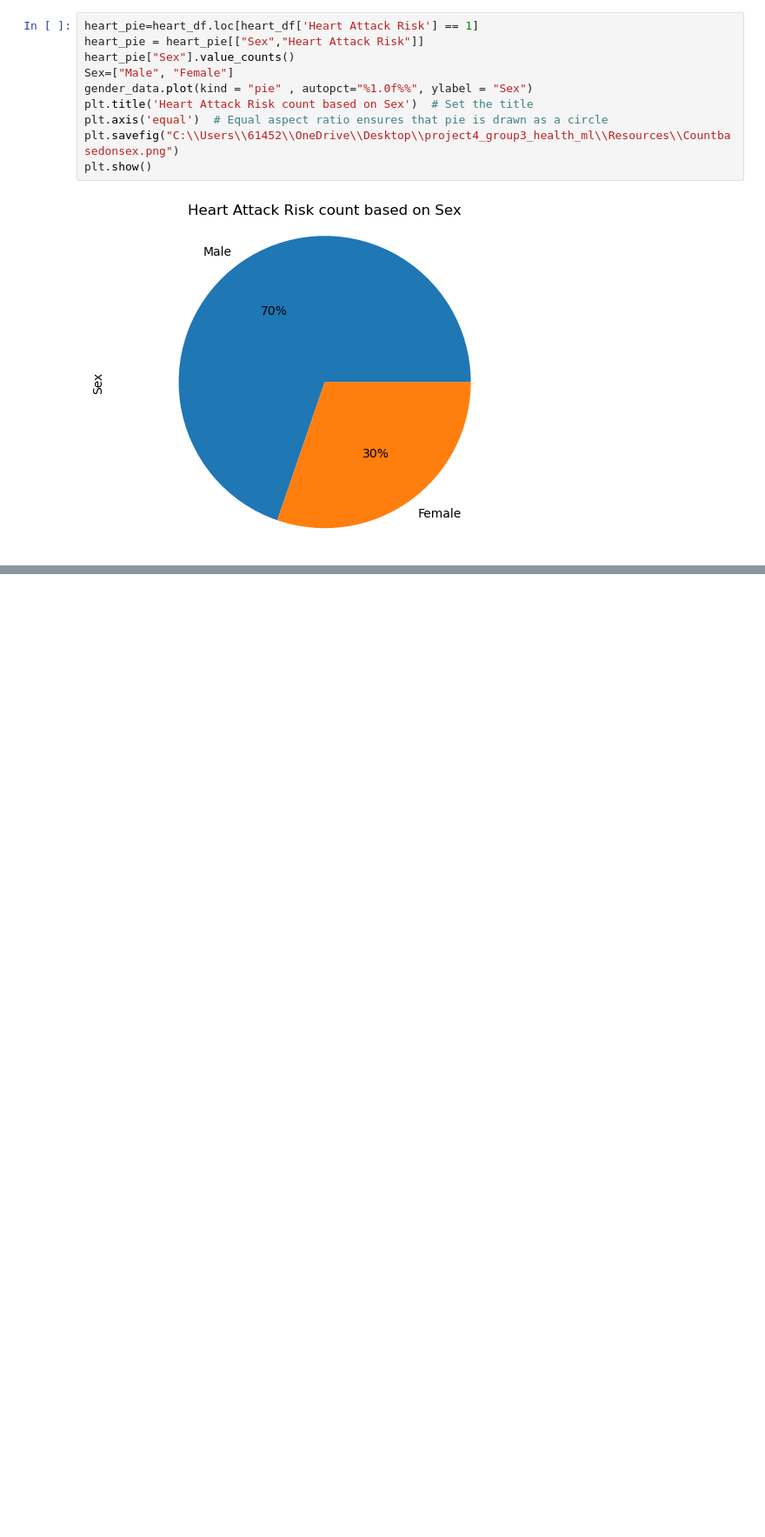
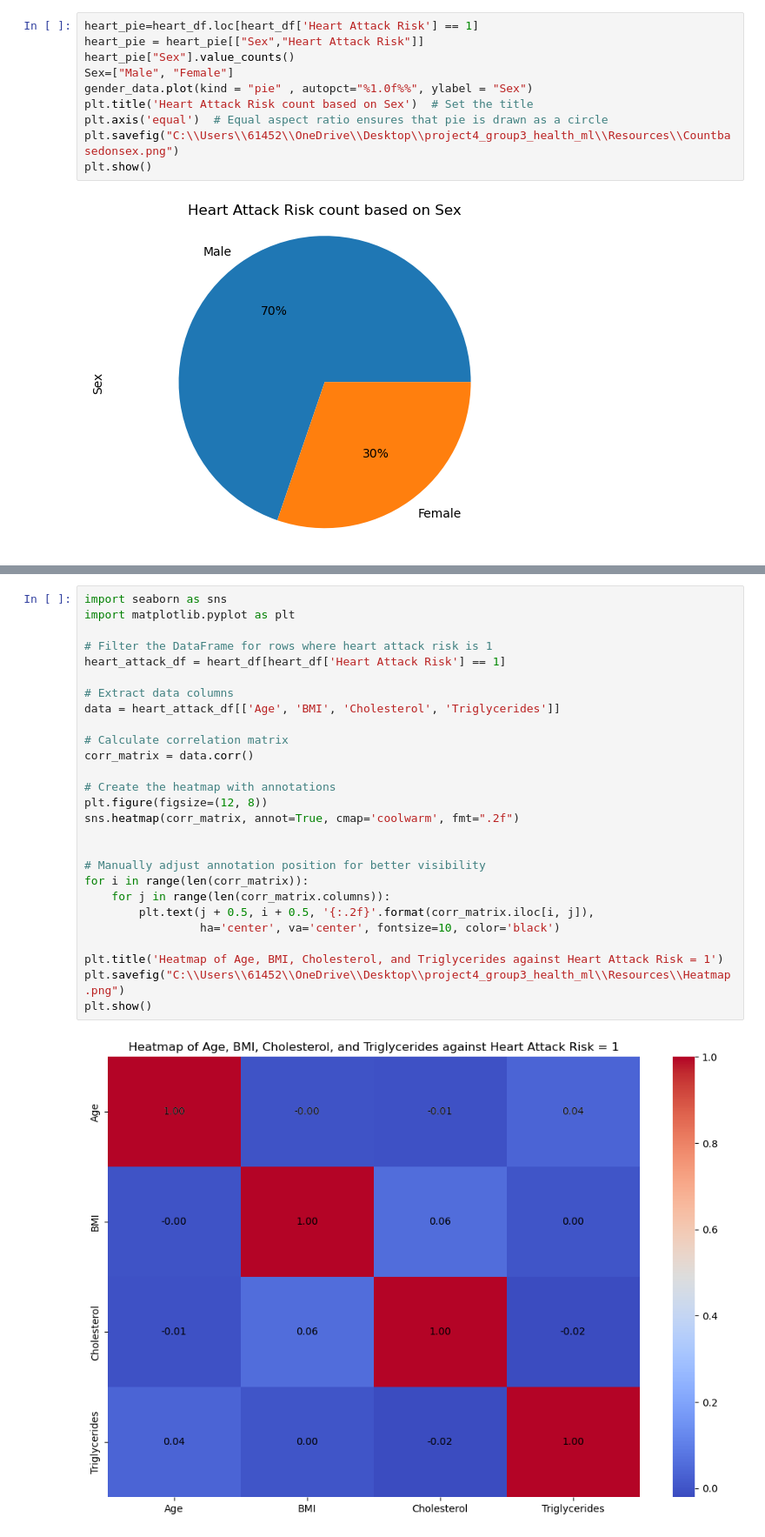
Before and after one commit to bill-leang/project4_group3_health_ml, a Jupyter notebook: visualisation.ipynb, the cells around one changed output, grey strips where cells are left out. Shown: that part at 87% size. Drawn from its saved outputs; the diff is of its cells as text; blank space fills up the shorter version.

```diff
--- a/visualisation.ipynb
+++ b/visualisation.ipynb
@@ -119,0 +151,29 @@ Name: Cholesterol, Length: 8763, dtype: int64
+# %%
+import seaborn as sns
+import matplotlib.pyplot as plt
+
+# Filter the DataFrame for rows where heart attack risk is 1
+heart_attack_df = heart_df[heart_df['Heart Attack Risk'] == 1]
+
+# Extract data columns
+data = heart_attack_df[['Age', 'BMI', 'Cholesterol', 'Triglycerides']]
+
+# Calculate correlation matrix
+corr_matrix = data.corr()
+
+# Create the heatmap with annotations
+plt.figure(figsize=(12, 8))
+sns.heatmap(corr_matrix, annot=True, cmap='coolwarm', fmt=".2f")
+
+
+# Manually adjust annotation position for better visibility
+for i in range(len(corr_matrix)):
+    for j in range(len(corr_matrix.columns)):
+        plt.text(j + 0.5, i + 0.5, '{:.2f}'.format(corr_matrix.iloc[i, j]),
+                 ha='center', va='center', fontsize=10, color='black')
+
+plt.title('Heatmap of Age, BMI, Cholesterol, and Triglycerides against Heart Attack Risk = 1')
+plt.savefig("C:\\Users\\61452\\OneDrive\\Desktop\\project4_group3_health_ml\\Resources\\Heatmap.png")
+plt.show()
+# %% [output]
+[figure, added]
```
Also changed, not shown: parts of 5 cells of this notebook, 9 other files.
